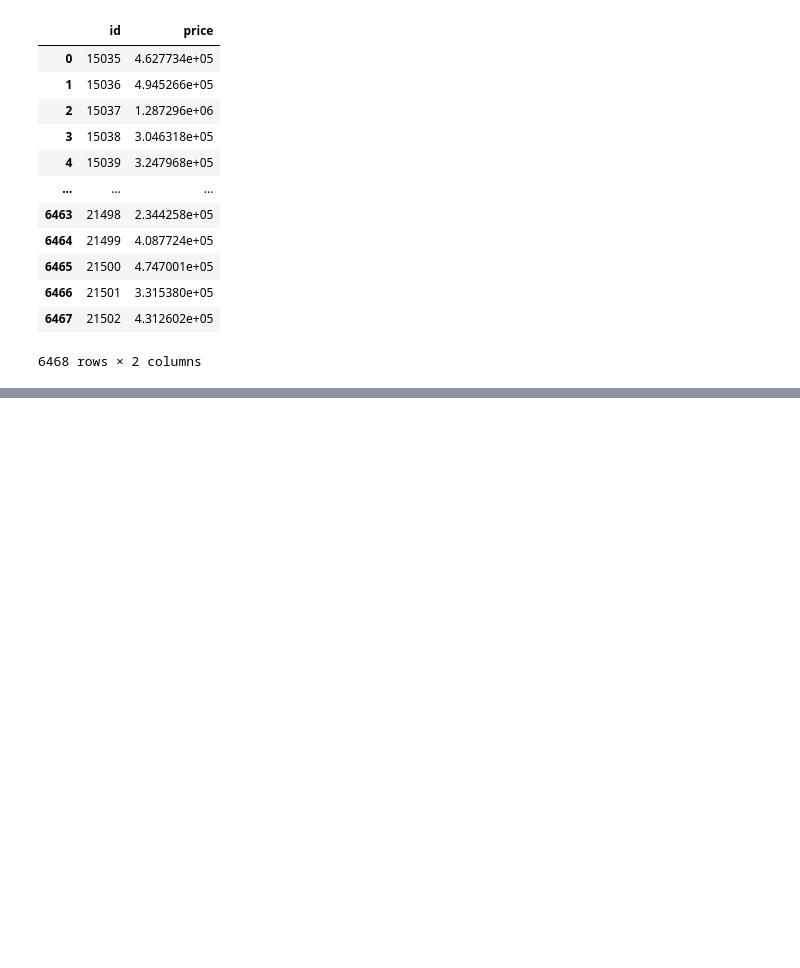
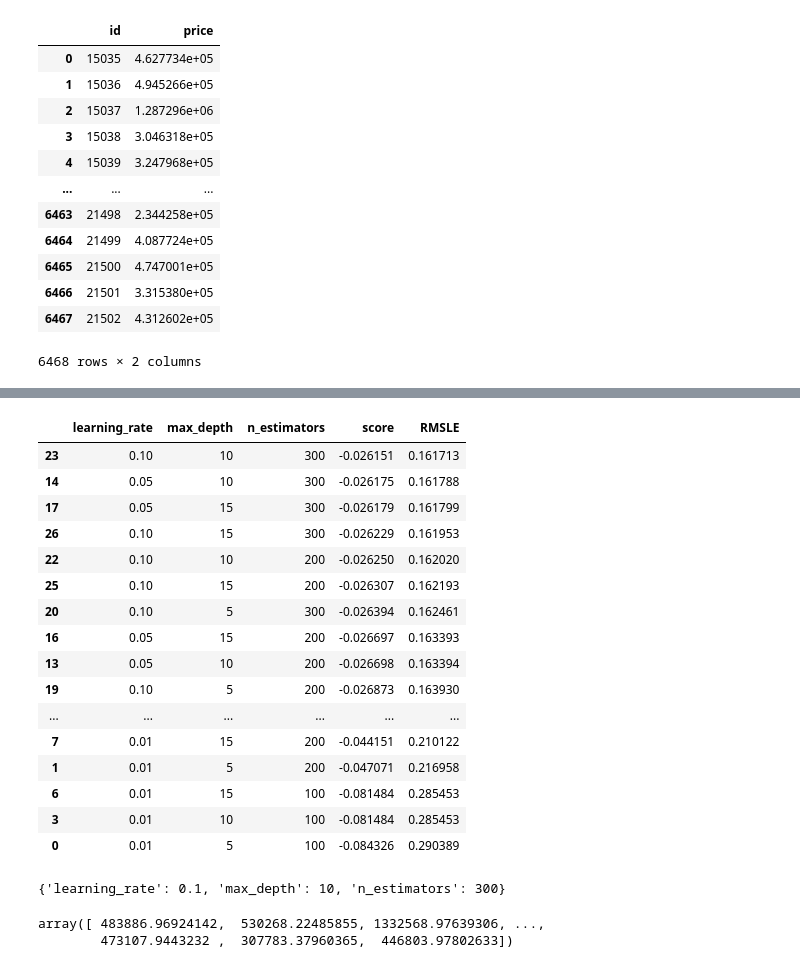
Before and after one commit to Fermathj/Aiffel, a Jupyter notebook: QuestC-3/Quest C-2 3rd.ipynb, the cells around one changed output, grey strips where cells are left out. Cells and saved outputs as stored; diff of their text form; code cells hidden in the pictures; blank space fills up the shorter version.

```diff
--- a/QuestC-3/Quest C-2 3rd.ipynb
+++ b/QuestC-3/Quest C-2 3rd.ipynb
@@ -310,0 +434,3 @@ submission
+# %%
+y.drop(2302, inplace=True)
+y.drop(4123, inplace=True)
@@ -310,0 +446,5 @@ submission
+# %%
+col_sq = ['sqft_living', 'sqft_lot', 'sqft_above', 'sqft_basement']
+for col in col_sq:
+    train[col] = np.log1p(train[col].values)
+    test[col] = np.log1p(test[col].values)
@@ -310,0 +457,3 @@ submission
+# %%
+train.drop(8912, inplace=True)
+y.drop(8912, inplace=True)
@@ -310,0 +467,18 @@ submission
+# %%
+from sklearn.model_selection import GridSearchCV
+
+param_grid = {
+    'n_estimators' : [100, 200, 300],
+    'learning_rate' : [0.01, 0.05, 0.1],
+    'max_depth' :[5, 10, 15]
+}
+
+lightgbm = LGBMRegressor(random_state=random_state)
+
+grid_model = GridSearchCV(
+    lightgbm, param_grid=param_grid,
+    scoring='neg_mean_squared_error',
+    cv=4, verbose=1, n_jobs=5
+)
+
+grid_model.fit(train, y)
@@ -310,0 +492,43 @@ submission
+# %%
+params = grid_model.cv_results_['params']
+score = grid_model.cv_results_['mean_test_score']
+
+results = pd.DataFrame(params)
+results['score'] = score
+results['RMSLE'] = np.sqrt(-1* results['score'])
+results = results.sort_values('RMSLE')
+results
+# %% [output]
+|  | learning_rate | max_depth | n_estimators | score | RMSLE |
+| 23 | 0.10 | 10 | 300 | -0.026151 | 0.161713 |
+| 14 | 0.05 | 10 | 300 | -0.026175 | 0.161788 |
+| 17 | 0.05 | 15 | 300 | -0.026179 | 0.161799 |
+| 26 | 0.10 | 15 | 300 | -0.026229 | 0.161953 |
+| 22 | 0.10 | 10 | 200 | -0.026250 | 0.162020 |
+| 25 | 0.10 | 15 | 200 | -0.026307 | 0.162193 |
+| 20 | 0.10 | 5 | 300 | -0.026394 | 0.162461 |
+| 16 | 0.05 | 15 | 200 | -0.026697 | 0.163393 |
+| 13 | 0.05 | 10 | 200 | -0.026698 | 0.163394 |
+| 19 | 0.10 | 5 | 200 | -0.026873 | 0.163930 |
+| ... | ... | ... | ... | ... | ... |
+| 7 | 0.01 | 15 | 200 | -0.044151 | 0.210122 |
+| 1 | 0.01 | 5 | 200 | -0.047071 | 0.216958 |
+| 6 | 0.01 | 15 | 100 | -0.081484 | 0.285453 |
+| 3 | 0.01 | 10 | 100 | -0.081484 | 0.285453 |
+| 0 | 0.01 | 5 | 100 | -0.084326 | 0.290389 |
+# %%
+grid_model.best_params_
+# %% [output]
+{'learning_rate': 0.1, 'max_depth': 10, 'n_estimators': 300}
+# %%
+lightgbm = LGBMRegressor(random_state=random_state,
+                        learning_rate=0.1,
+                        max_depth =10,
+                         n_estimators= 300)
+lightgbm.fit(train, y)
+pred1 = lightgbm.predict(test)
+pred1 = np.expm1(pred1)
+pred1
+# %% [output]
+array([ 483886.96924142,  530268.22485855, 1332568.97639306, ...,
+        473107.9443232 ,  307783.37960365,  446803.97802633])
```
Also changed, not shown: parts of 37 cells of this notebook.
